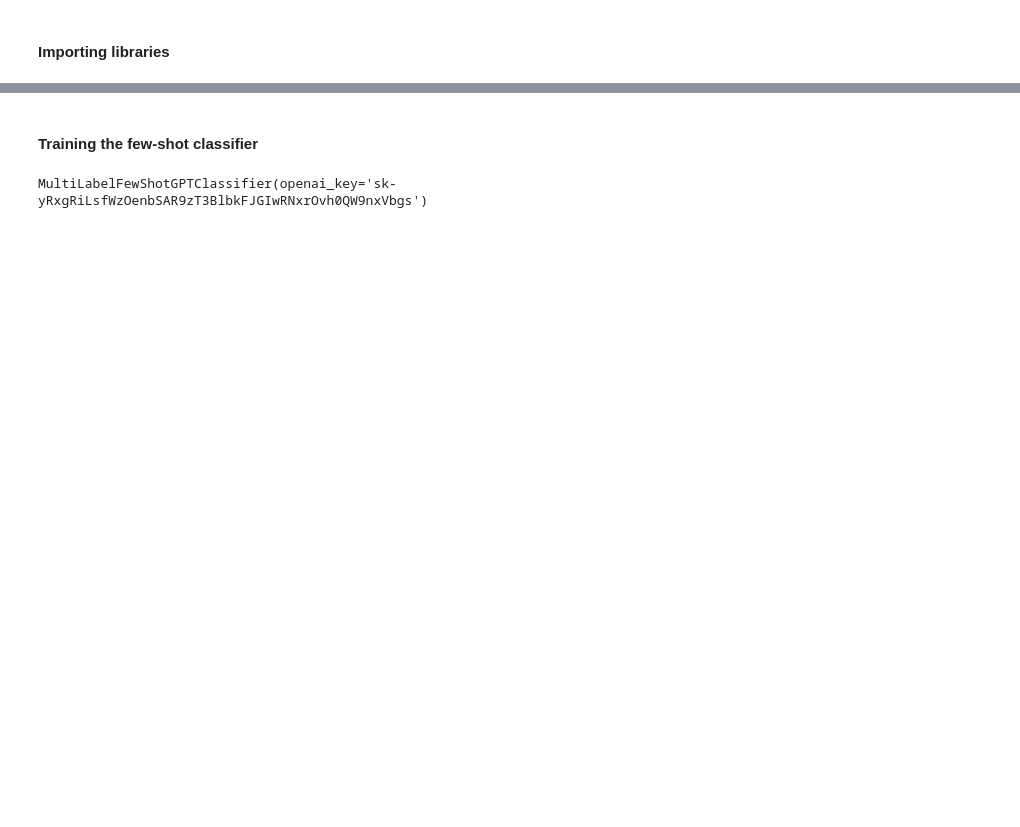
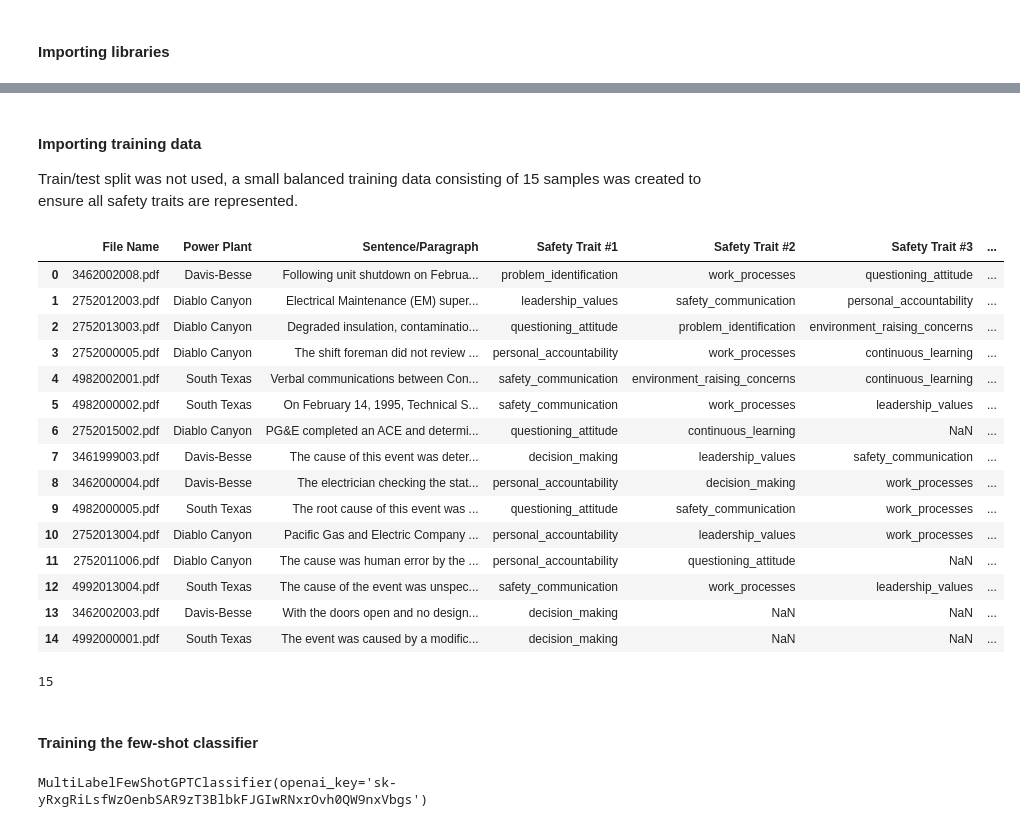
Before and after one commit to besartmujeci/544-Project, a Jupyter notebook: AdditionalModels_Anood.ipynb, the cells around one changed output, grey strips where cells are left out. Saved outputs shown, nothing was run; the diff lists cells and outputs as text; code cells hidden in the pictures; blank space fills up the shorter version.

```diff
--- a/AdditionalModels_Anood.ipynb
+++ b/AdditionalModels_Anood.ipynb
@@ -383 +431,4 @@ df_test.head()
+# %% [markdown]
+#### Importing training data
+Train/test split was not used, a small balanced training data consisting of 15 samples was created to ensure all safety traits are represented.
 # %%
@@ -384,0 +436,20 @@ X_train, X_test, y_train, y_test = train_test_split(X, y, test_size=0.70, random
+# %%
+df_train = pd.read_csv('Training_data.csv')
+df_train
+# %% [output]
+|  | File Name | Power Plant | Sentence/Paragraph | Safety Trait #1 | Safety Trait #2 | Safety Trait #3 | ... |
+| 0 | 3462002008.pdf | Davis-Besse | Following unit shutdown on Februa... | problem_identification | work_processes | questioning_attitude | ... |
+| 1 | 2752012003.pdf | Diablo Canyon | Electrical Maintenance (EM) super... | leadership_values | safety_communication | personal_accountability | ... |
+| 2 | 2752013003.pdf | Diablo Canyon | Degraded insulation, contaminatio... | questioning_attitude | problem_identification | environment_raising_concerns | ... |
+| 3 | 2752000005.pdf | Diablo Canyon | The shift foreman did not review ... | personal_accountability | work_processes | continuous_learning | ... |
+| 4 | 4982002001.pdf | South Texas | Verbal communications between Con... | safety_communication | environment_raising_concerns | continuous_learning | ... |
+| 5 | 4982000002.pdf | South Texas | On February 14, 1995, Technical S... | safety_communication | work_processes | leadership_values | ... |
+| 6 | 2752015002.pdf | Diablo Canyon | PG&E completed an ACE and determi... | questioning_attitude | continuous_learning | NaN | ... |
+| 7 | 3461999003.pdf | Davis-Besse | The cause of this event was deter... | decision_making | leadership_values | safety_communication | ... |
+| 8 | 3462000004.pdf | Davis-Besse | The electrician checking the stat... | personal_accountability | decision_making | work_processes | ... |
+| 9 | 4982000005.pdf | South Texas | The root cause of this event was ... | questioning_attitude | safety_communication | work_processes | ... |
+| 10 | 2752013004.pdf | Diablo Canyon | Pacific Gas and Electric Company ... | personal_accountability | leadership_values | work_processes | ... |
+| 11 | 2752011006.pdf | Diablo Canyon | The cause was human error by the ... | personal_accountability | questioning_attitude | NaN | ... |
+| 12 | 4992013004.pdf | South Texas | The cause of the event was unspec... | safety_communication | work_processes | leadership_values | ... |
+| 13 | 3462002003.pdf | Davis-Besse | With the doors open and no design... | decision_making | NaN | NaN | ... |
+| 14 | 4992000001.pdf | South Texas | The event was caused by a modific... | decision_making | NaN | NaN | ... |
@@ -385,3 +462,7 @@ X_train, X_test, y_train, y_test = train_test_split(X, y, test_size=0.70, random
+# %%
+len(X_train)
+# %% [output]
+15
 # %% [markdown]
 #### Training the few-shot classifier
 # %%
```
Also changed, not shown: parts of 41 cells of this notebook, 8 other files.
